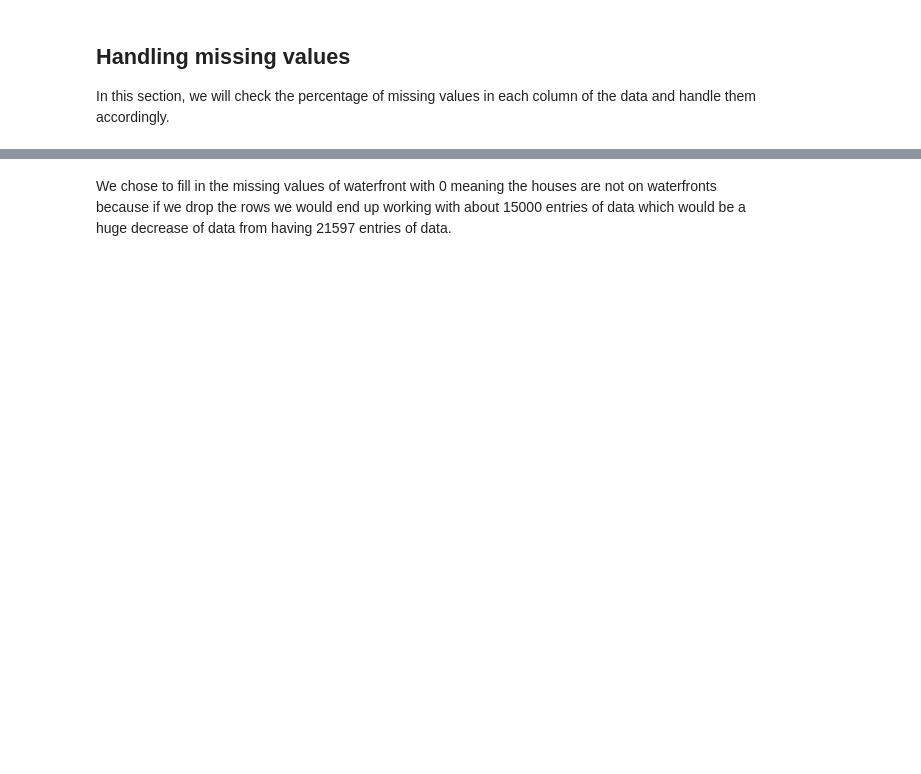
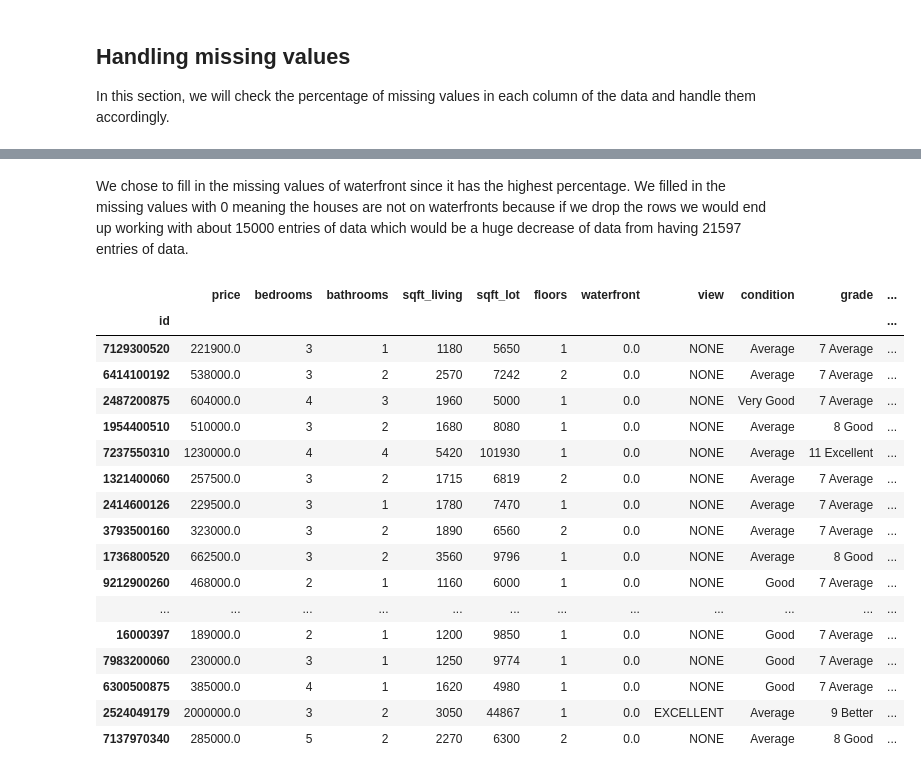
Before and after one commit to FrankOyugi/phase-2-project-real-estate-data-analysis, a Jupyter notebook: student.ipynb, the cells around one changed output, grey strips where cells are left out. Cells and saved outputs as stored; diff of their text form; code cells hidden in the pictures; blank space fills up the shorter version.

```diff
--- a/student.ipynb
+++ b/student.ipynb
@@ -208,7 +225,6 @@ The percentages of misisng values are not too high. They are all below 20% hence
 # %%
 #Fill missing values of view with median and waterfront with 0
 data['waterfront'].fillna(0, inplace=True)
-data['view'].fillna(data['view'].median(), inplace=True)
 
 #drop remaing misisng values in other columns
 data.dropna(inplace=True)
@@ -235,2 +254,23 @@ memory usage: 2.4 MB
 # %% [markdown]
-We chose to fill in the missing values of waterfront with 0 meaning the houses are not on waterfronts because if we drop the rows we would end up working with about 15000 entries of data which would be a huge decrease of data from having 21597 entries of data.
+We chose to fill in the missing values of waterfront since it has the highest percentage. We filled in the missing values with 0 meaning the houses are not on waterfronts because if we drop the rows we would end up working with about 15000 entries of data which would be a huge decrease of data from having 21597 entries of data.
+# %%
+data.head(20)
+# %% [output]
+|  | price | bedrooms | bathrooms | sqft_living | sqft_lot | floors | waterfront | view | condition | grade | ... |
+| id |  |  |  |  |  |  |  |  |  |  | ... |
+| 7129300520 | 221900.0 | 3 | 1 | 1180 | 5650 | 1 | 0.0 | NONE | Average | 7 Average | ... |
+| 6414100192 | 538000.0 | 3 | 2 | 2570 | 7242 | 2 | 0.0 | NONE | Average | 7 Average | ... |
+| 2487200875 | 604000.0 | 4 | 3 | 1960 | 5000 | 1 | 0.0 | NONE | Very Good | 7 Average | ... |
+| 1954400510 | 510000.0 | 3 | 2 | 1680 | 8080 | 1 | 0.0 | NONE | Average | 8 Good | ... |
+| 7237550310 | 1230000.0 | 4 | 4 | 5420 | 101930 | 1 | 0.0 | NONE | Average | 11 Excellent | ... |
+| 1321400060 | 257500.0 | 3 | 2 | 1715 | 6819 | 2 | 0.0 | NONE | Average | 7 Average | ... |
+| 2414600126 | 229500.0 | 3 | 1 | 1780 | 7470 | 1 | 0.0 | NONE | Average | 7 Average | ... |
+| 3793500160 | 323000.0 | 3 | 2 | 1890 | 6560 | 2 | 0.0 | NONE | Average | 7 Average | ... |
+| 1736800520 | 662500.0 | 3 | 2 | 3560 | 9796 | 1 | 0.0 | NONE | Average | 8 Good | ... |
+| 9212900260 | 468000.0 | 2 | 1 | 1160 | 6000 | 1 | 0.0 | NONE | Good | 7 Average | ... |
+| ... | ... | ... | ... | ... | ... | ... | ... | ... | ... | ... | ... |
+| 16000397 | 189000.0 | 2 | 1 | 1200 | 9850 | 1 | 0.0 | NONE | Good | 7 Average | ... |
+| 7983200060 | 230000.0 | 3 | 1 | 1250 | 9774 | 1 | 0.0 | NONE | Good | 7 Average | ... |
+| 6300500875 | 385000.0 | 4 | 1 | 1620 | 4980 | 1 | 0.0 | NONE | Good | 7 Average | ... |
+| 2524049179 | 2000000.0 | 3 | 2 | 3050 | 44867 | 1 | 0.0 | EXCELLENT | Average | 9 Better | ... |
+| 7137970340 | 285000.0 | 5 | 2 | 2270 | 6300 | 2 | 0.0 | NONE | Average | 8 Good | ... |
```
Also changed, not shown: parts of 16 cells of this notebook.
